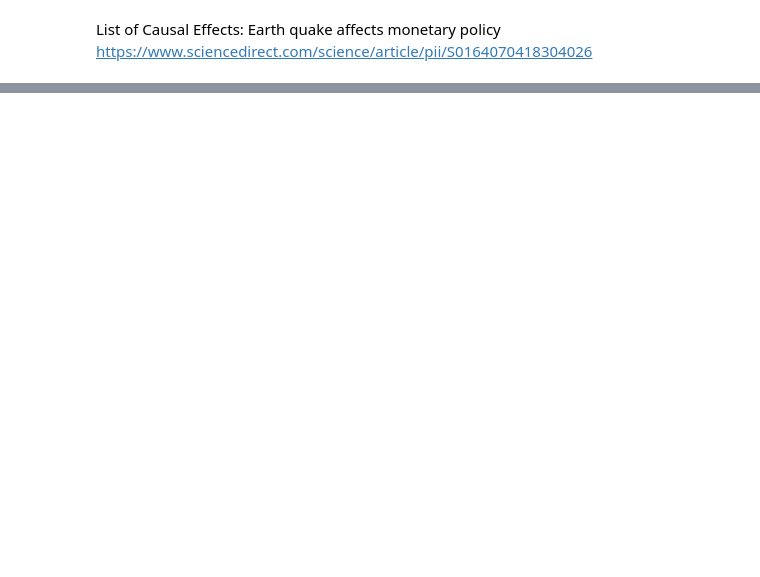
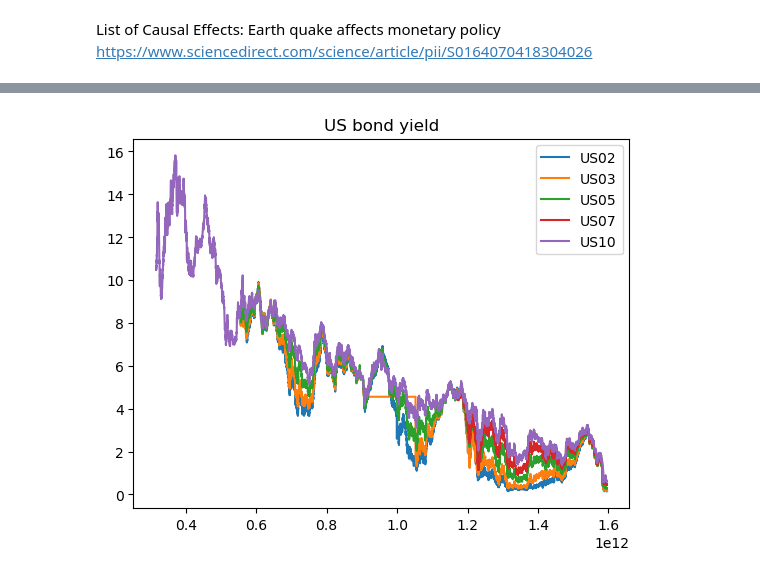
Before and after one commit to RussellzzZ/CausalInferenceDataScienceProject, a Jupyter notebook: data_project.ipynb, the cells around one changed output, grey strips where cells are left out. Saved outputs shown, nothing was run; the diff lists cells and outputs as text; code cells hidden in the pictures; blank space fills up the shorter version.

```diff
--- a/data_project.ipynb
+++ b/data_project.ipynb
@@ -28,0 +74,5 @@ g
+# %%
+yields = pd.read_csv("data/yields.csv").sort_values(by='time', ascending=True)
+yields['datetime'] = pd.to_datetime(yields['time'], unit='ms')
+yields['datetime'] = yields['datetime'].dt.strftime('%Y/%m/%d')
+yields.tail()
@@ -28,0 +87,13 @@ g
+# %%
+columns = ['US02','US03','US05','US07','US10']
+fig, ax = plt.subplots()
+for column in columns:
+    data = yields[column].to_numpy()
+    idx = getFirstNonZero(data)
+    ax.plot(yields['time'].to_numpy()[idx:], data[idx:], label = column)
+
+plt.title('US bond yield')
+plt.legend()
+plt.show()
+# %% [output]
+[figure, added]
```
Also changed, not shown: parts of 6 cells of this notebook.
